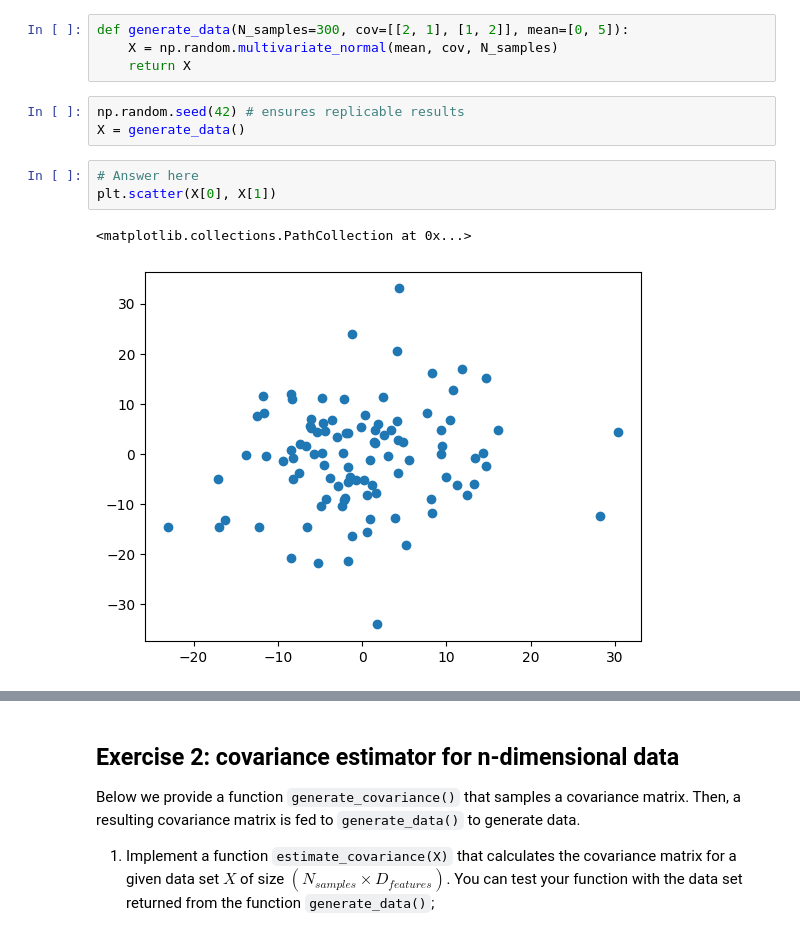
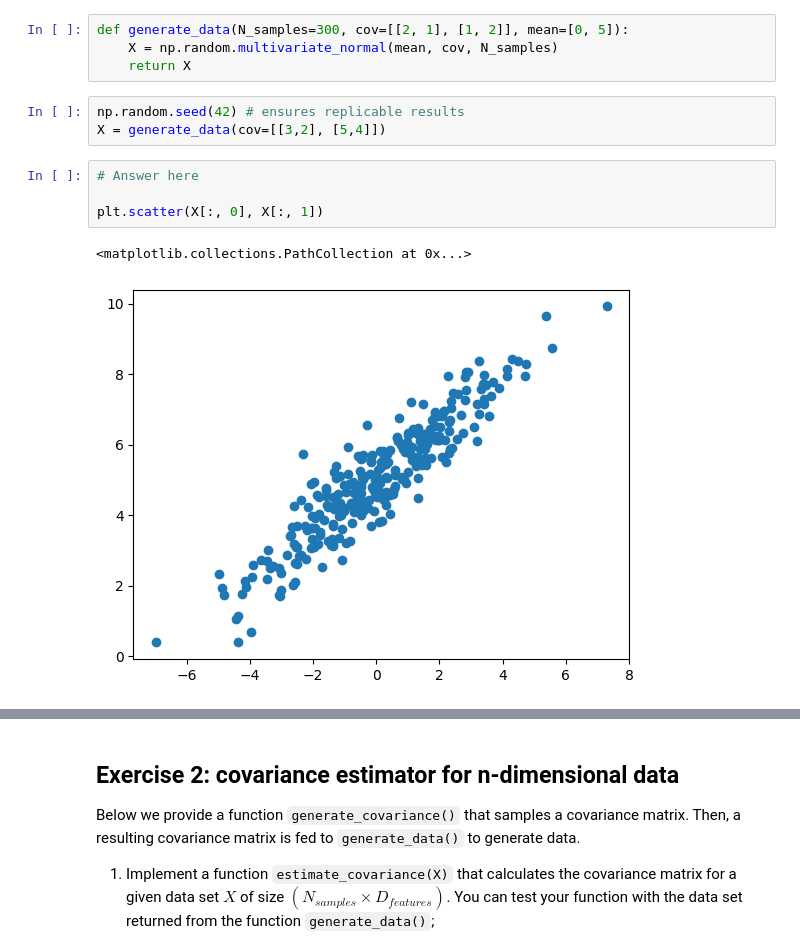
Before and after one commit to Rafrafrafra/BCI, a Jupyter notebook: Assignment 2/assignment_02_covariance_matrix.ipynb, the cells around one changed output, grey strips where cells are left out. Drawn from its saved outputs; the diff is of its cells as text.

```diff
--- a/Assignment 2/assignment_02_covariance_matrix.ipynb
+++ b/Assignment 2/assignment_02_covariance_matrix.ipynb
@@ -34,13 +34,14 @@ def generate_data(N_samples=300, cov=[[2, 1], [1, 2]], mean=[0, 5]):
     return X
 # %%
 np.random.seed(42) # ensures replicable results
-X = generate_data()
+X = generate_data(cov=[[3,2], [5,4]])
 # %%
 # Answer here
-plt.scatter(X[0], X[1])
+
+plt.scatter(X[:, 0], X[:, 1])
 # %% [output]
 <matplotlib.collections.PathCollection at 0x...>
-[figure, old version]
+[figure, new version]
 # %%
 plt.hist(X)
 # %% [output]
```
Also changed, not shown: parts of 6 cells of this notebook.
